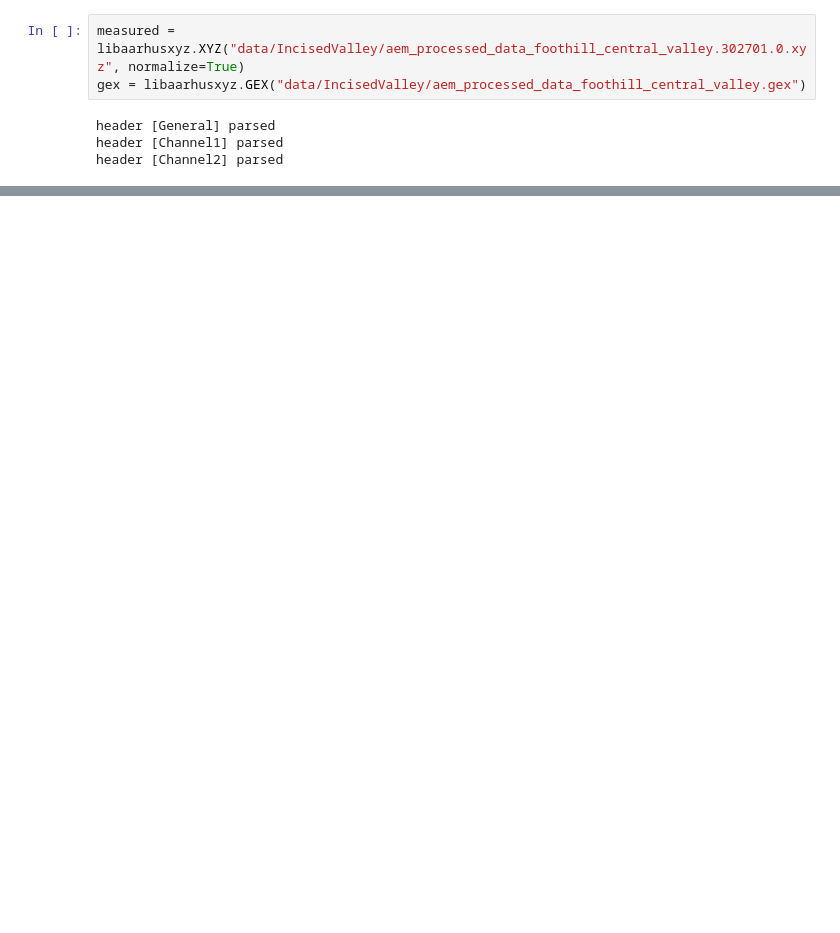
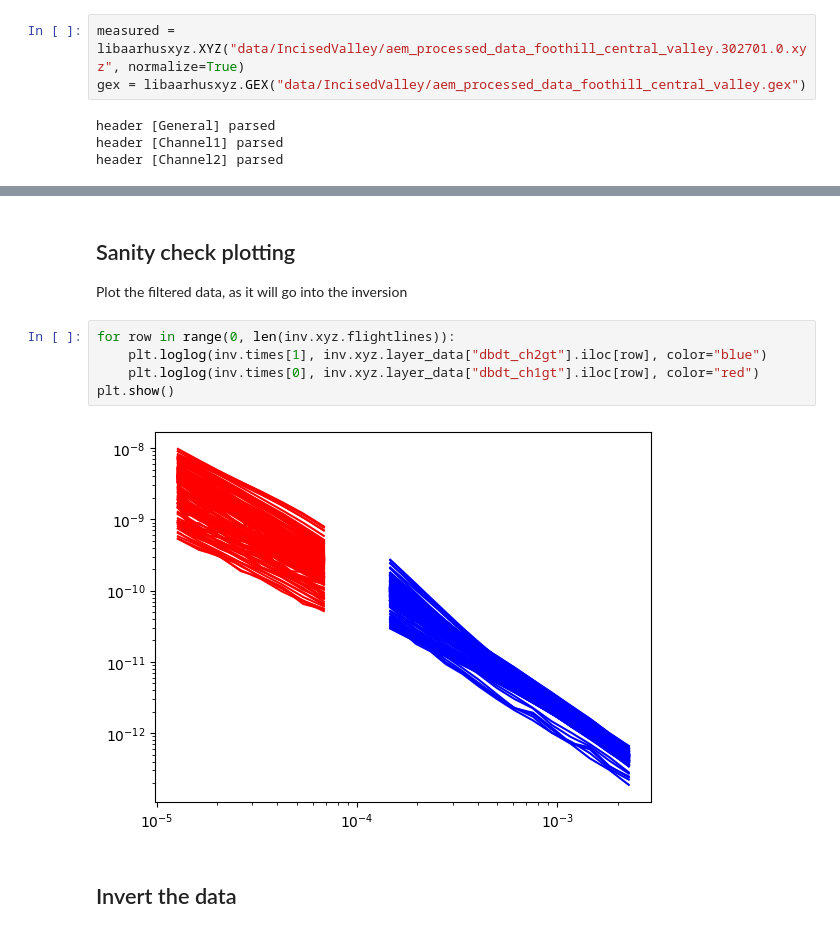
Before and after one commit to emerald-geomodelling/simpeg-simpleem-examples, a Jupyter notebook: measured_inversion.ipynb, the cells around one changed output, grey strips where cells are left out. Saved outputs shown, nothing was run; the diff lists cells and outputs as text; blank space fills up the shorter version.

```diff
--- a/measured_inversion.ipynb
+++ b/measured_inversion.ipynb
@@ -114,0 +80,13 @@ inv.l2.plot()
+# %% [markdown]
+## Sanity check plotting
+
+Plot the filtered data, as it will go into the inversion
+# %%
+for row in range(0, len(inv.xyz.flightlines)):
+    plt.loglog(inv.times[1], inv.xyz.layer_data["dbdt_ch2gt"].iloc[row], color="blue")
+    plt.loglog(inv.times[0], inv.xyz.layer_data["dbdt_ch1gt"].iloc[row], color="red")
+plt.show()
+# %% [output]
+[figure, added]
+# %% [markdown]
+## Invert the data
```
Also changed, not shown: parts of 22 cells of this notebook.
